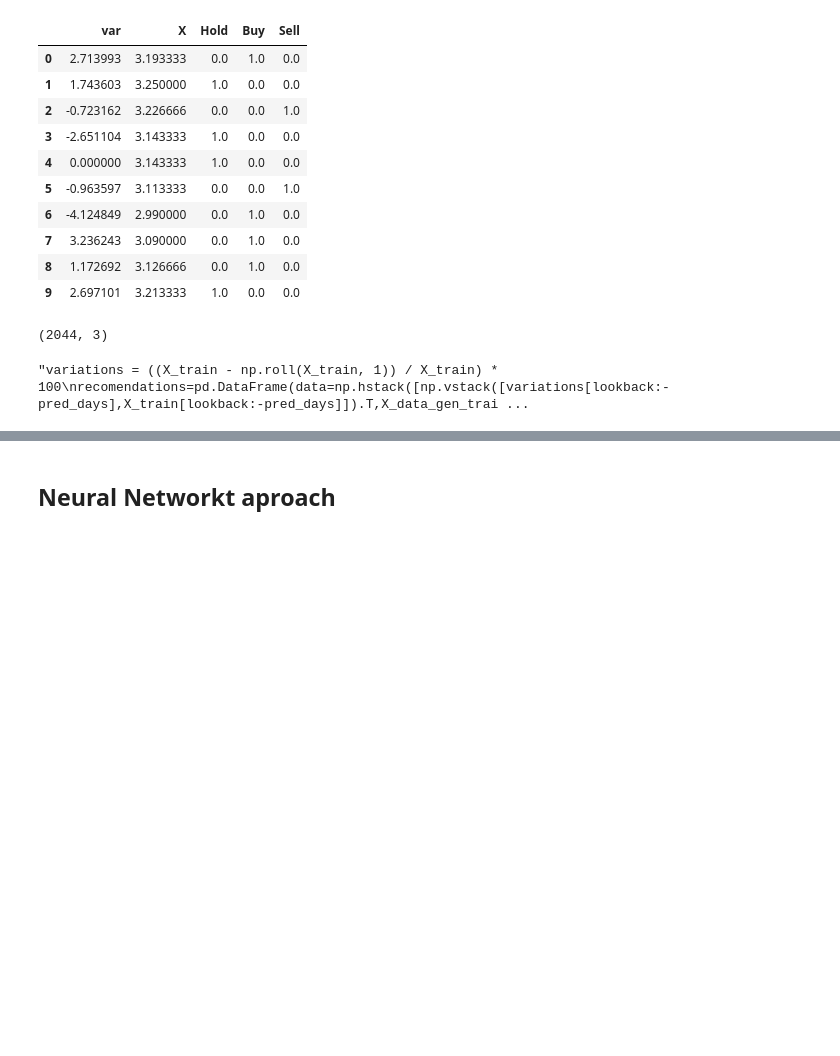
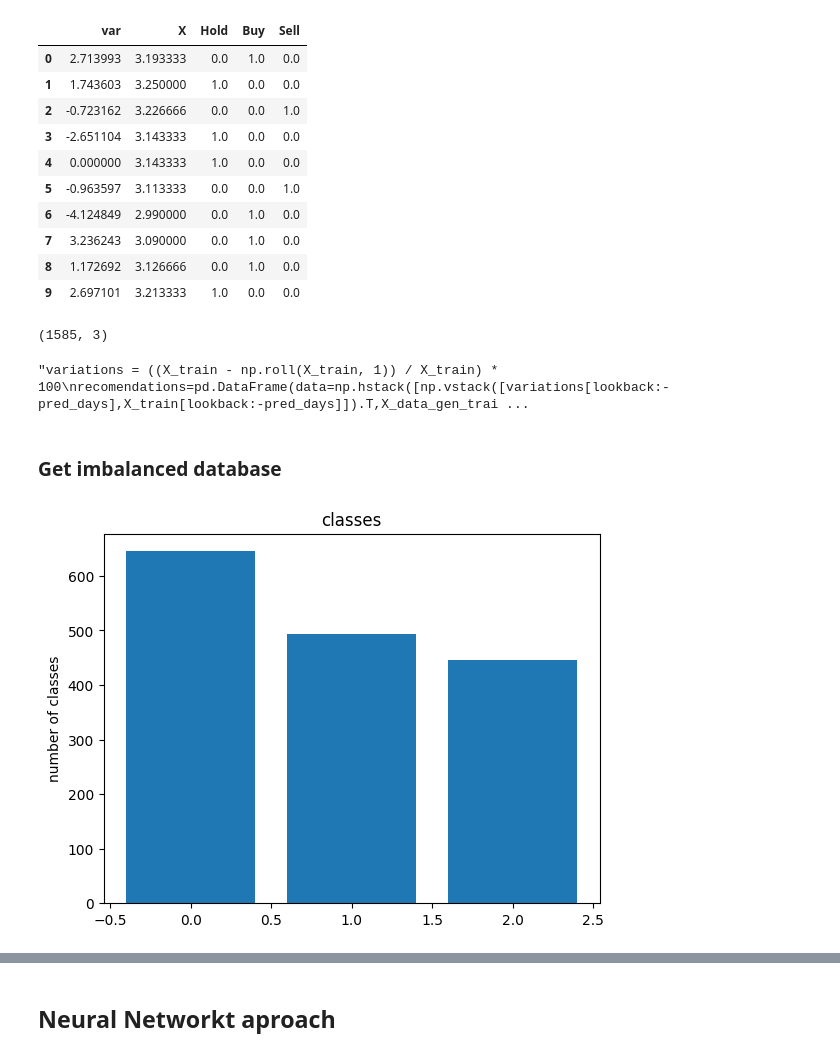
Before and after one commit to brunoodutra/Time_Series_Forecast, a Jupyter notebook: acoes/stock_classification.ipynb, the cells around one changed output, grey strips where cells are left out. Drawn from its saved outputs; the diff is of its cells as text; code cells hidden in the pictures; blank space fills up the shorter version.

```diff
--- a/acoes/stock_classification.ipynb
+++ b/acoes/stock_classification.ipynb
@@ -420,7 +410,7 @@ class FeaturesDataGenerator(Sequence):
         self.shuffle = shuffle
 
         #self.indices=np.arange(self.__len__() + self.batchSize)
-        self.indices=np.arange(self.__len__() )
+        self.indices=np.arange(self.__len__() + self.batchSize)
         if self.shuffle == True:
             np.random.shuffle(self.indices)
 
@@ -686,6 +676,7 @@ class FeaturesDataGenerator(Sequence):
         features = np.zeros([self.batchSize, window])
         for i, j in enumerate(batch_indices):
 
+            #apply norm minmax for each bacth data
             features[i,:] = self.norm_minmax(self.features[j],axis=-1,minimum=0,maximum=1)
             y[i,:] = self.y_classification[j]
         #else:
@@ -703,6 +694,7 @@ class FeaturesDataGenerator(Sequence):
     def bat_data(self,x_data):
         x_data= (x_data - np.min(x_data)) / (np.max(x_data) - np.min(x_data))
         return x_data
+
     def norm_minmax(self,x_data, minimum=0, maximum=1, axis=None):
         """Performs the normalization of the values in x_data
 
@@ -793,7 +785,7 @@ class FeaturesDataGenerator(Sequence):
 # %%
 # separa os dados em Treino e Teste
 split_data=FeaturesDataGenerator().split_data
-X_train, X_val, T_train, T_val=split_data(df['Close'].values, df['Date'], factor=0.9)
+X_train, X_val, T_train, T_val=split_data(df['Close'].values, df['Date'], factor=0.7)
 X_val, X_test, T_val, T_test=split_data(X_val.T, T_train, factor=0.7)
 
 print('Train data shape',X_train.shape)
@@ -812,7 +804,7 @@ features_indicators=['Data_lookback','EMA9', 'EMA20', 'EMA50', 'EMA100', 'EMA200
 #features_indicators=['Data_lookback']
 pred_days = 1
 lookback = 23
-batch_size = 16
+batch_size = 4
 shuffle = True
 X_data_gen_train = FeaturesDataGenerator(X_train, lookback = lookback, pred_days = pred_days, shuffle= shuffle, batch_size=batch_size, selected_features = features_indicators)
 X_data_gen_val = FeaturesDataGenerator(X_val, lookback = lookback, pred_days = pred_days, shuffle= shuffle, batch_size=batch_size, selected_features = features_indicators)
@@ -842,13 +882,25 @@ recomentations_2.head(10)
 # %%
 X_data_gen_train.comput_outputs(X_train).shape
 # %% [output]
-(2044, 3)
+(1585, 3)
 # %%
 '''variations = ((X_train - np.roll(X_train, 1)) / X_train) * 100
 recomendations=pd.DataFrame(data=np.hstack([np.vstack([variations[lookback:-pred_days],X_train[lookback:-pred_days]]).T,X_data_gen_train.comput_outputs(X_train)]), columns=['var','X', 'Hold','Buy','Sell'])
 recomendations.head(10)'''
 # %% [output]
 "variations = ((X_train - np.roll(X_train, 1)) / X_train) * 100\nrecomendations=pd.DataFrame(data=np.hstack([np.vstack([variations[lookback:-pred_days],X_train[lookback:-pred_days]]).T,X_data_gen_trai ...
+# %% [markdown]
+###  Get imbalanced database
+# %%
+classes, counts=np.unique(np.argmax(X_data_gen_train.comput_outputs(X_train),axis=1),return_counts=True)
+
+fig, ax = plt.subplots()
+plt.bar(classes,counts)
+ax.set_ylabel('number of classes')
+ax.set_title('classes')
+plt.show()
+# %% [output]
+[figure, added]
 # %%
 from sklearn.utils import class_weight
 output_class_weights = class_weight.compute_class_weight('balanced', classes=np.arange(3), y=np.argmax(X_data_gen_train.comput_outputs(X_train),axis=1))
```
Also changed, not shown: parts of 21 cells of this notebook.
